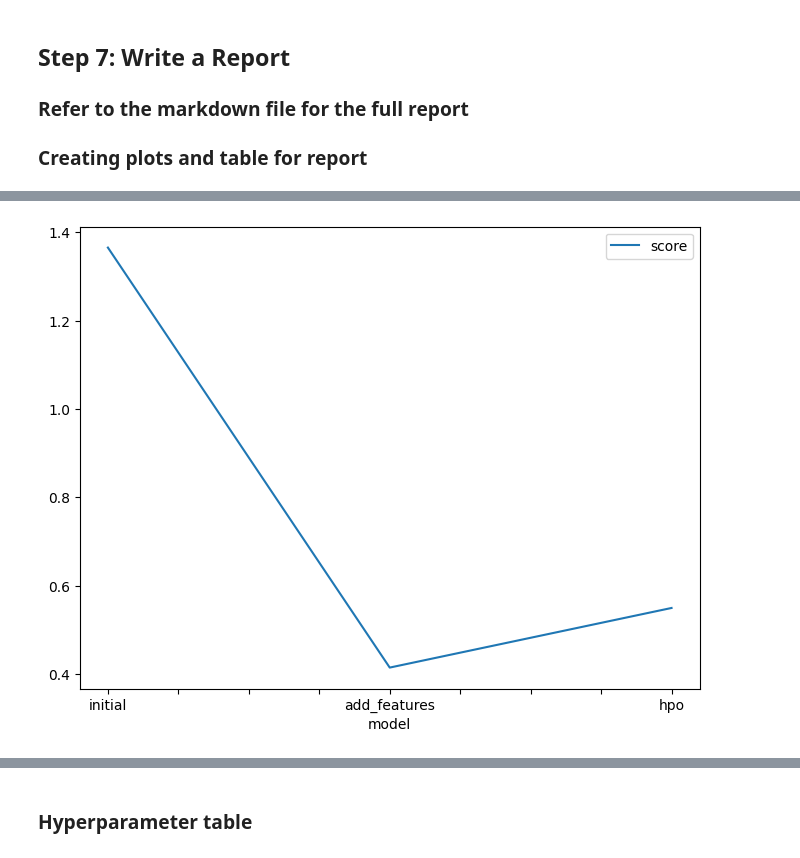
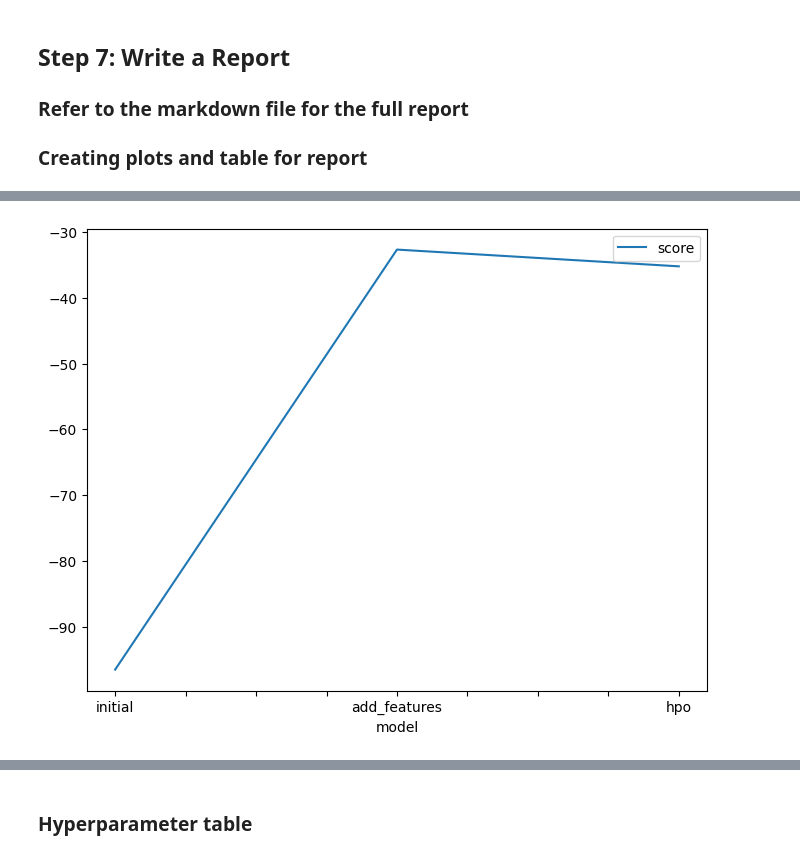
Before and after one commit to karim-hussein-ai/Predict-Bike-Sharing-Demand-with-AutoGluon, a Jupyter notebook: project-template.ipynb, the cells around one changed output, grey strips where cells are left out. Saved outputs shown, nothing was run; the diff lists cells and outputs as text; code cells hidden in the pictures.

```diff
--- a/project-template.ipynb
+++ b/project-template.ipynb
@@ -392,8 +421,10 @@ test = test.drop("datetime", axis=1)
 # %%
 train["season"] = pd.Series(train["season"], dtype="category")
 train["weather"] = pd.Series(train["weather"], dtype="category")
+train["part_of_day"] = pd.Series(train["part_of_day"], dtype="category")
 test["season"] = pd.Series(test["season"], dtype="category")
 test["weather"] = pd.Series(test["weather"], dtype="category")
+test["part_of_day"] = pd.Series(test["part_of_day"], dtype="category")
 # %%
 # View are new feature
 train.head()
@@ -421,7 +443,7 @@ array([[<AxesSubplot:title={'center':'holiday'}>,
 # %% [markdown]
 ## Step 5: Rerun the model with the same settings as before, just with more features
 # %%
-predictor_new_features = TabularPredictor(label="count", problem_type="regression", eval_metric="root_mean_squared_error").fit(
+predictor_new_features = TabularPredictor(label="count", problem_type="regression", eval_metric="root_mean_squared_error", learner_kwargs={"ignored_columns": ["casual", "registered"]}).fit(
     train_data=train,
     time_limit=60*10,
     presets="best_quality")
@@ -647,8 +665,8 @@ hyperparameters = {  # hyperparameters of each model type
                    'NN': nn_options,  # NOTE: comment this line out if you get errors on Mac OSX
                   }  # When these keys are missing from hyperparameters dict, no models of that type are trained
 
-time_limit = 10*60  # train various models for ~2 min
-num_trials = 30  # try at most 30 different hyperparameter configurations for each type of model
+time_limit = 10*60  # train various models for ~10 min
+num_trials = 50  # try at most 30 different hyperparameter configurations for each type of model
 search_strategy = 'auto'  # to tune hyperparameters using Bayesian optimization routine with a local scheduler
 
 hyperparameter_tune_kwargs = {  # HPO is not performed unless hyperparameter_tune_kwargs is specified
@@ -659,7 +677,8 @@ hyperparameter_tune_kwargs = {  # HPO is not performed unless hyperparameter_tun
 # %%
 predictor_new_hpo = TabularPredictor(label="count",
                                      problem_type="regression",
-                                     eval_metric="root_mean_squared_error").fit(
+                                     eval_metric="root_mean_squared_error",
+                                     learner_kwargs={"ignored_columns": ["casual", "registered"]}).fit(
     train_data=train,
     time_limit=time_limit,
     auto_stack=True,
@@ -810,15 +893,17 @@ submission.csv               2022-12-29 19:51:09  first raw submission
 # %%
 # Taking the top model score from each training run and creating a line plot to show improvement
 # You can create these in the notebook and save them to PNG or use some other tool (e.g. google sheets, excel)
 fig = pd.DataFrame(
     {
         "model": ["initial", "add_features", "hpo"],
-        "score": [1.36521, 0.41484, 0.54973]
+        "score": [predictor.leaderboard(silent=True)['score_val'][0],
+                  predictor_new_features.leaderboard(silent=True)['score_val'][0],
+                  predictor_new_hpo.leaderboard(silent=True)['score_val'][0]]
     }
 ).plot(x="model", y="score", figsize=(8, 6)).get_figure()
 fig.savefig('model_train_score.png')
 # %% [output]
-[figure, old version]
+[figure, new version]
 # %%
 # Take the 3 kaggle scores and creating a line plot to show improvement
 fig = pd.DataFrame(
```
Also changed, not shown: parts of 38 cells of this notebook, 2 other files.
